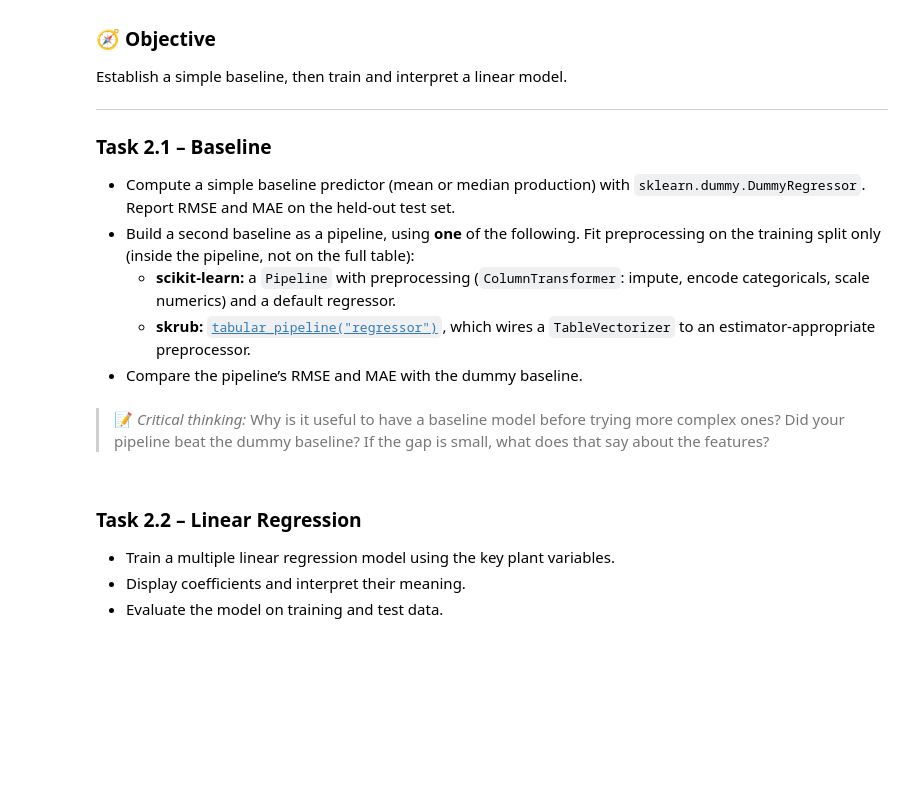
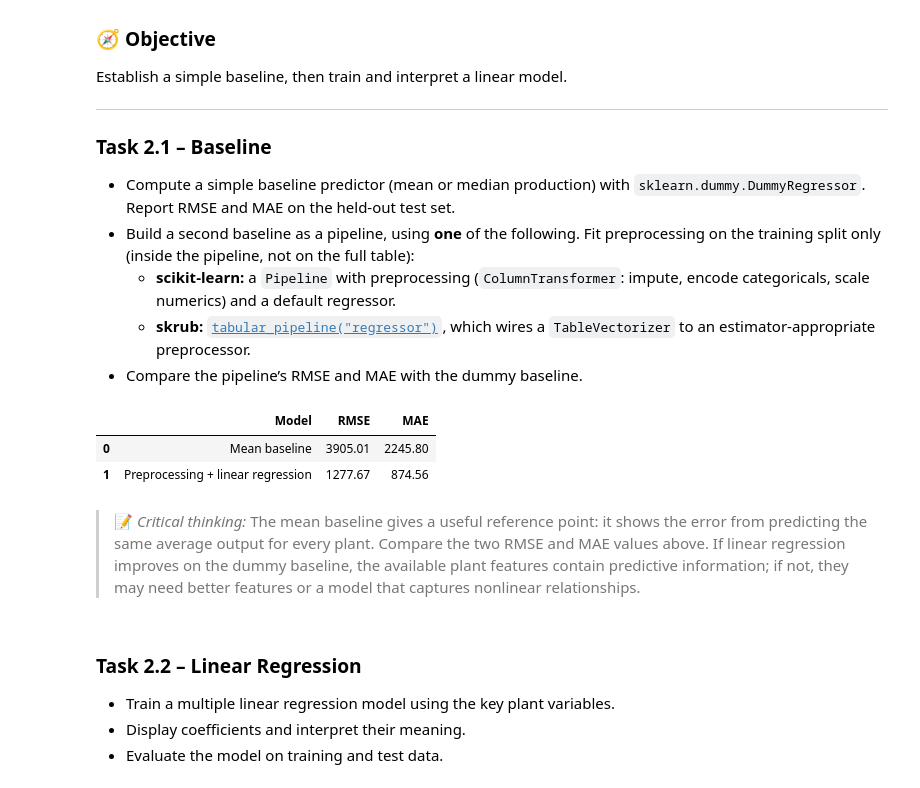
Before and after one commit to GabDestal/aidams-lab2-destal-montluc-riekhakainen-magretdelord, a Jupyter notebook: lab_2.ipynb, the cells around one changed output. Saved outputs shown, nothing was run; the diff lists cells and outputs as text; code cells hidden in the pictures; blank space fills up the shorter version.

```diff
--- a/lab_2.ipynb
+++ b/lab_2.ipynb
@@ -393,10 +401,43 @@ Establish a simple baseline, then train and interpret a linear model.
   - **scikit-learn:** a `Pipeline` with preprocessing (`ColumnTransformer`: impute, encode categoricals, scale numerics) and a default regressor.
   - **skrub:** [`tabular_pipeline("regressor")`](https://skrub-data.org/stable/reference/generated/skrub.tabular_pipeline.html), which wires a `TableVectorizer` to an estimator-appropriate preprocessor.
 - Compare the pipeline’s RMSE and MAE with the dummy baseline.
+# %%
+X_train, X_test, y_train, y_test = train_test_split(
+    X, y, test_size=0.2, random_state=42
+)
+
+#Baseline 1: predict the average production in the training data for every plant.
+dummy_model = DummyRegressor(strategy="mean")
+dummy_model.fit(X_train, y_train)
+dummy_predictions = dummy_model.predict(X_test)
+
+#Baseline 2: preprocess the features, then fit a default linear regression.
+linear_pipeline = Pipeline([
+    ("preprocessing", preprocessor),
+    ("regression", LinearRegression()),
+])
+linear_pipeline.fit(X_train, y_train)
+linear_predictions = linear_pipeline.predict(X_test)
+
+baseline_results = pd.DataFrame({
+    "Model": ["Mean baseline", "Preprocessing + linear regression"],
+    "RMSE": [
+        np.sqrt(mean_squared_error(y_test, dummy_predictions)),
+        np.sqrt(mean_squared_error(y_test, linear_predictions)),
+    ],
+    "MAE": [
+        mean_absolute_error(y_test, dummy_predictions),
+        mean_absolute_error(y_test, linear_predictions),
+    ],
+})
+display(baseline_results.round(2))
+# %% [output]
+|  | Model | RMSE | MAE |
+| 0 | Mean baseline | 3905.01 | 2245.80 |
+| 1 | Preprocessing + linear regression | 1277.67 | 874.56 |
 # %% [markdown]
 > 📝 *Critical thinking:*
-> Why is it useful to have a baseline model before trying more complex ones?
-> Did your pipeline beat the dummy baseline? If the gap is small, what does that say about the features?
+> The mean baseline gives a useful reference point: it shows the error from predicting the same average output for every plant. Compare the two RMSE and MAE values above. If linear regression improves on the dummy baseline, the available plant features contain predictive information; if not, they may need better features or a model that captures nonlinear relationships.
 # %% [markdown]
 ### **Task 2.2 – Linear Regression**
 - Train a multiple linear regression model using the key plant variables.
```
Also changed, not shown: parts of 3 cells of this notebook.
